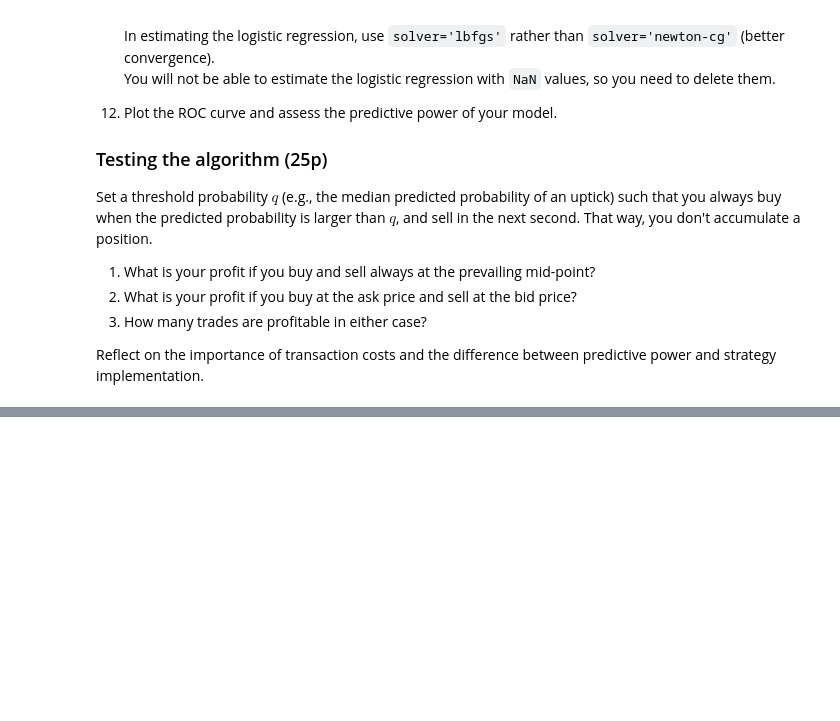
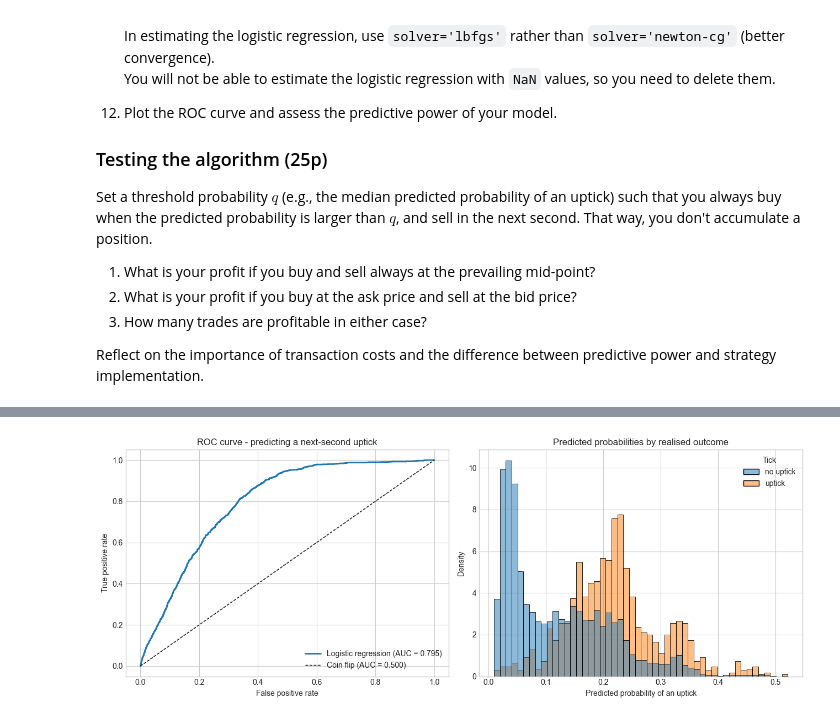
Before and after one commit to SpiroDouvis/FNCE449, a Jupyter notebook: FNCE449_DAY4/FNCE449_Day4_Assignment.ipynb, the cells around one changed output, grey strips where cells are left out. Cells and saved outputs as stored; diff of their text form; code cells hidden in the pictures; blank space fills up the shorter version.

```diff
--- a/FNCE449_DAY4/FNCE449_Day4_Assignment.ipynb
+++ b/FNCE449_DAY4/FNCE449_Day4_Assignment.ipynb
@@ -69,0 +172,13 @@ Reflect on the importance of transaction costs and the difference between predic
+# %%
+# Q5-Q9: midpoint, tick direction, depth, order imbalance, quoted spread
+book["Midpoint"] = (book["Bid Price"] + book["Ask Price"]) / 2
+
+# Q6: 1 if the NEXT second's midpoint is strictly higher, 0 if lower or equal
+book["Tick"] = np.where(book["Midpoint"].shift(-1) > book["Midpoint"], 1, 0)
+
+book["Depth"]  = book["Ask Size"] + book["Bid Size"]                          # Q7
+book["OIB"]    = (book["Ask Size"] - book["Bid Size"]) / book["Depth"]        # Q8
+book["Spread"] = (book["Ask Price"] - book["Bid Price"]) / book["Midpoint"]   # Q9
+
+print(f"Share of seconds followed by an uptick: {book['Tick'].mean():.2%}")
+book[["Midpoint", "Tick", "Depth", "OIB", "Spread"]].head()
@@ -69,0 +315,12 @@ Reflect on the importance of transaction costs and the difference between predic
+# %%
+# Q12: predicted probabilities and classification performance on the test sample
+prob_test = logit.predict_proba(X_test)[:, 1]
+
+auc = roc_auc_score(y_test, prob_test)
+print(f"AUC                        : {auc:.4f}")
+print(f"Accuracy at a 0.5 cutoff   : {accuracy_score(y_test, (prob_test > 0.5).astype(int)):.4f}")
+print(f"Accuracy of 'never uptick' : {1 - y_test.mean():.4f}   <- naive benchmark")
+print(f"Predicted probability range: [{prob_test.min():.4f}, {prob_test.max():.4f}]")
+print()
+print(classification_report(y_test, (prob_test > 0.5).astype(int),
+                            target_names=["no uptick", "uptick"], digits=3, zero_division=0))
@@ -69,0 +341,22 @@ Reflect on the importance of transaction costs and the difference between predic
+# %%
+# Q12: ROC curve
+fpr, tpr, _ = roc_curve(y_test, prob_test)
+
+fig, axes = plt.subplots(1, 2, figsize=(13, 5))
+
+axes[0].plot(fpr, tpr, color="tab:blue", lw=2, label=f"Logistic regression (AUC = {auc:.3f})")
+axes[0].plot([0, 1], [0, 1], color="black", ls="--", lw=1, label="Coin flip (AUC = 0.500)")
+axes[0].set_xlabel("False positive rate")
+axes[0].set_ylabel("True positive rate")
+axes[0].set_title("ROC curve - predicting a next-second uptick")
+axes[0].legend(loc="lower right")
+
+sns.histplot(x=prob_test, hue=y_test.map({0: "no uptick", 1: "uptick"}),
+             bins=50, stat="density", common_norm=False, ax=axes[1])
+axes[1].set_xlabel("Predicted probability of an uptick")
+axes[1].set_title("Predicted probabilities by realised outcome")
+
+plt.tight_layout()
+plt.show()
+# %% [output]
+[figure, added]
```
Also changed, not shown: parts of 23 cells of this notebook, 2 other files.
